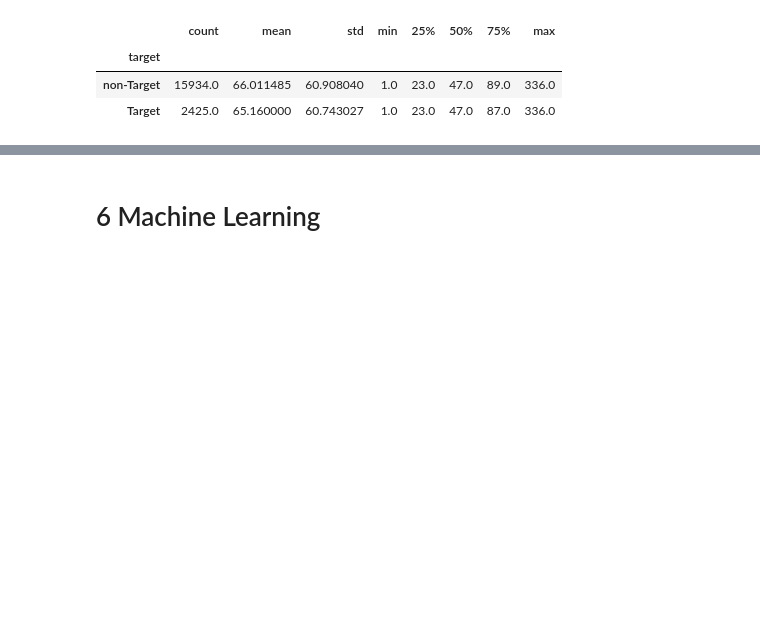
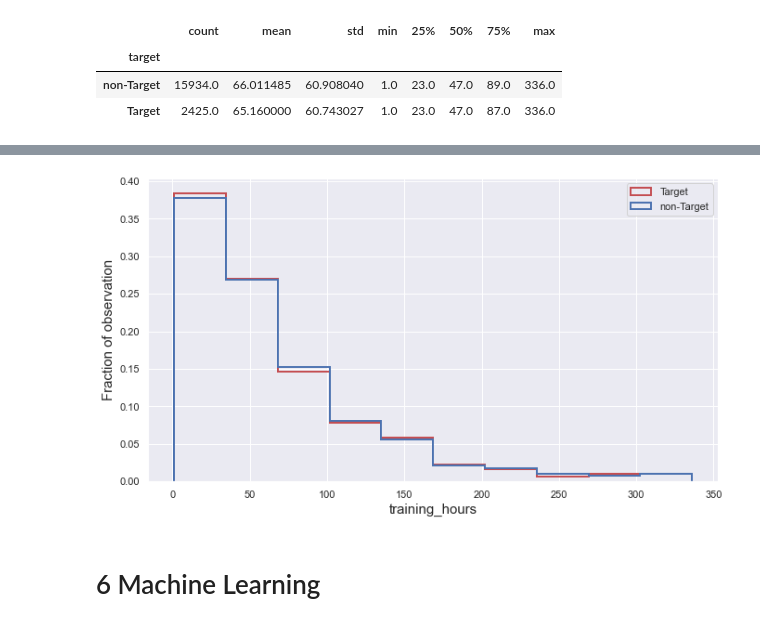
Before and after one commit to yoyo6022/Detecting_Potential_Candidate_Springboard_Capstone2, a Jupyter notebook: notebooks/Detecting Potential Candidate_Part1(01.01-06.04.03).ipynb, the cells around one changed output, grey strips where cells are left out. Cells and saved outputs as stored; diff of their text form; code cells hidden in the pictures; blank space fills up the shorter version.

```diff
--- a/notebooks/Detecting Potential Candidate_Part1(01.01-06.04.03).ipynb
+++ b/notebooks/Detecting Potential Candidate_Part1(01.01-06.04.03).ipynb
@@ -1023,3 +1050,32 @@ create_hist_withquantile(df,'training_hours',100)
+# %%
+# Normalized histogram for training_hours
+fig, ax = plt.subplots(figsize=(11,6))
+weights_1 = np.ones_like(df[df['target']==1].training_hours.index)/len(df[df['target']==1].training_hours.index)
+df[df['target']==1].training_hours.plot(kind='hist',bins=10, color='r',
+                                                          label='Target',
+                                                          histtype='step',
+                                                          stacked=False,
+                                                          lw=2,
+                                                          weights=weights_1,
+                                                          ax=ax)
+
+
+
+weights_2 = np.ones_like(df[df['target']==0].training_hours.index)/len(df[df['target']==0].training_hours.index)
+df[df['target']==0].training_hours.plot(kind='hist',bins=10, label='non-Target',
+                                                              histtype='step',
+                                                              stacked=False,
+                                                              lw=2,
+                                                              weights=weights_2,
+                                                              ax=ax)
+
+
+plt.xlabel('training_hours', fontsize=15)
+plt.ylabel('Fraction of observation', fontsize=15)
+plt.legend()
+plt.show()
+# %% [output]
+[figure, added]
 # %% [markdown]
 # 6 Machine Learning
 # %% [markdown]
```
Also changed, not shown: parts of 9 cells of this notebook, 2 other files.
